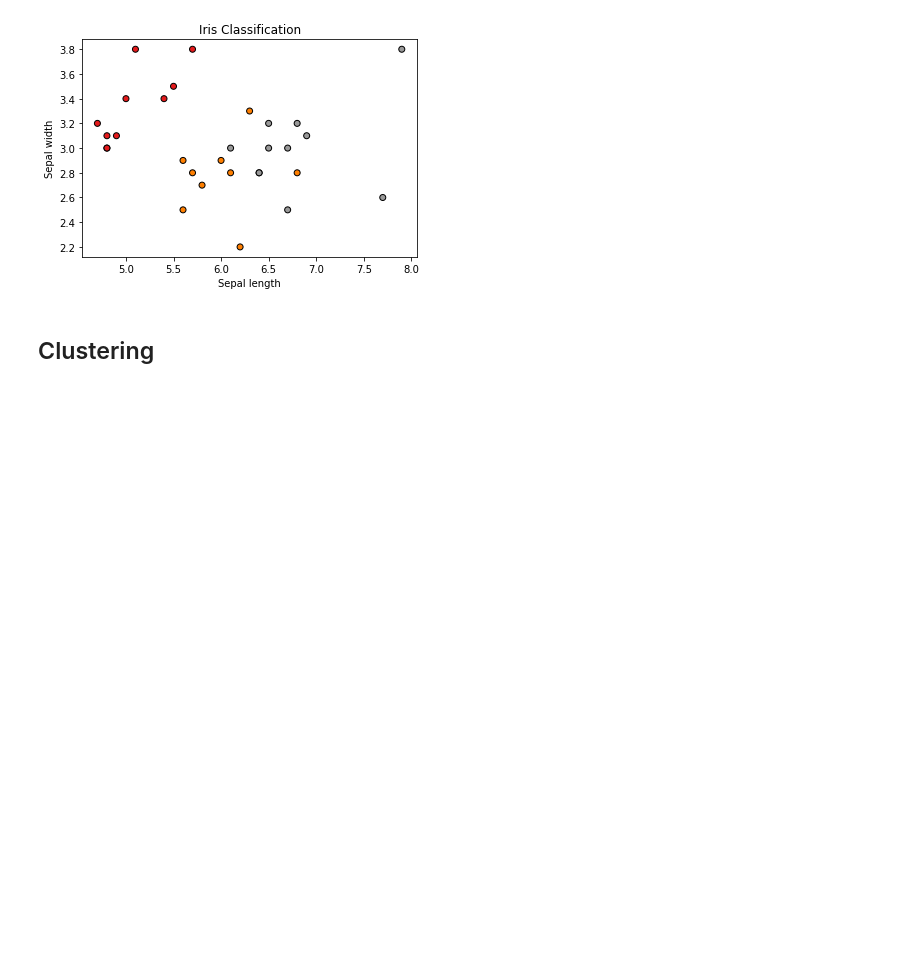
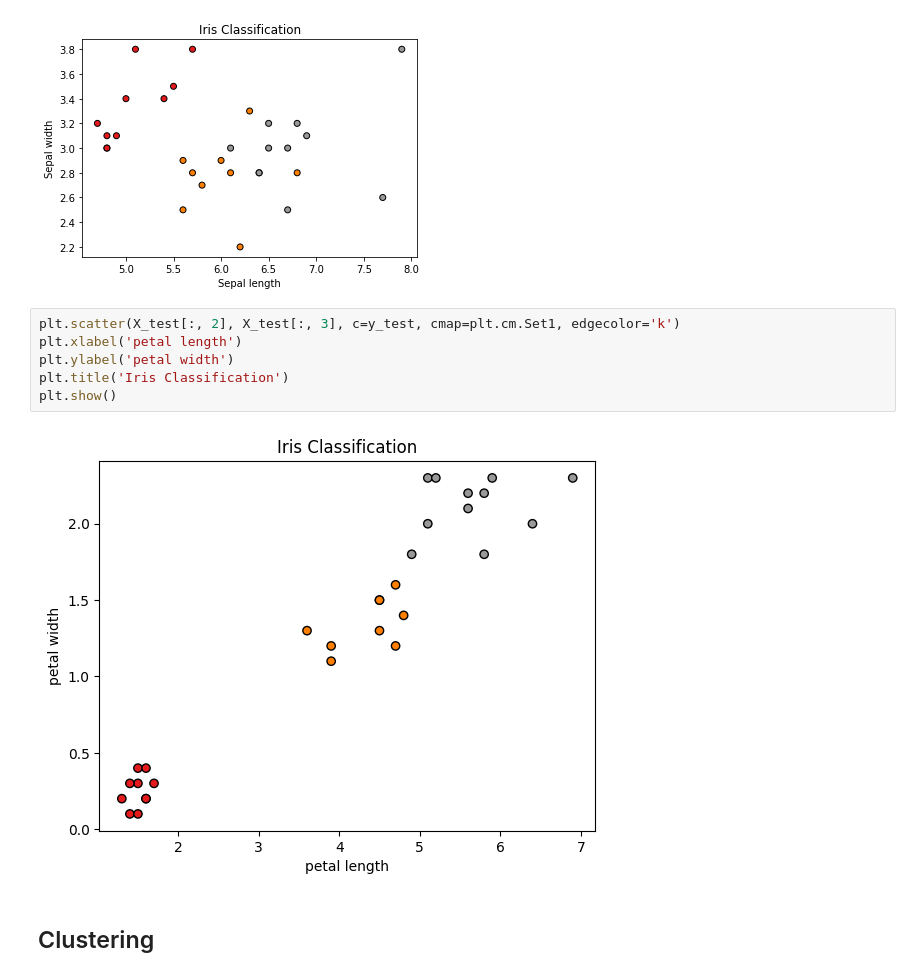
Before and after one commit to Gaba-csm/DEA113, a Jupyter notebook: Classification_Clustering.ipynb, the cells around one changed output. Drawn from its saved outputs; the diff is of its cells as text; blank space fills up the shorter version.

```diff
--- a/Classification_Clustering.ipynb
+++ b/Classification_Clustering.ipynb
@@ -51,6 +86,14 @@ plt.title('Iris Classification')
 plt.show()
 # %% [output]
 [figure]
+# %%
+plt.scatter(X_test[:, 2], X_test[:, 3], c=y_test, cmap=plt.cm.Set1, edgecolor='k')
+plt.xlabel('petal length')
+plt.ylabel('petal width')
+plt.title('Iris Classification')
+plt.show()
+# %% [output]
+[figure, added]
 # %% [markdown]
 ## Clustering
 # %%
```
Also changed, not shown: parts of 3 cells of this notebook.
